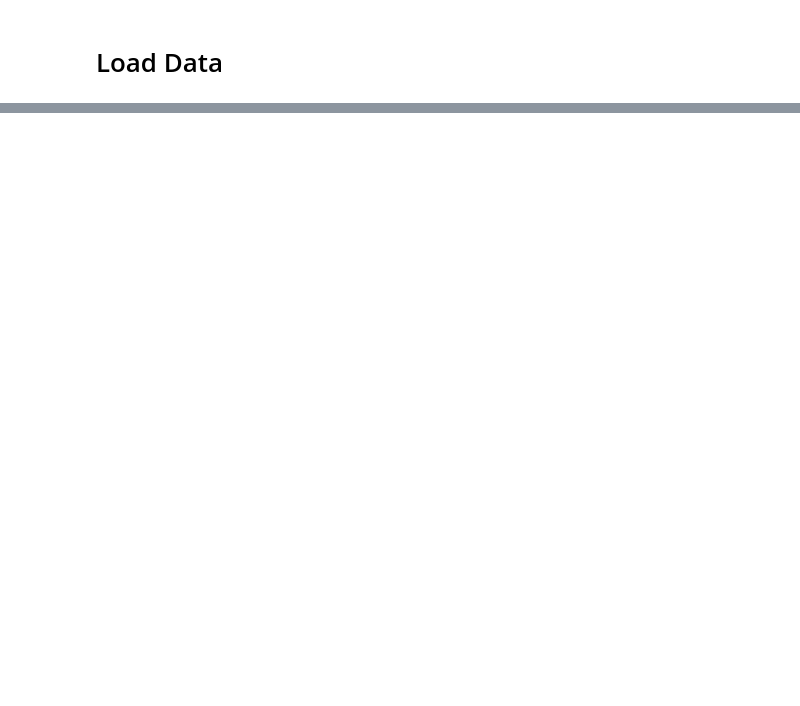
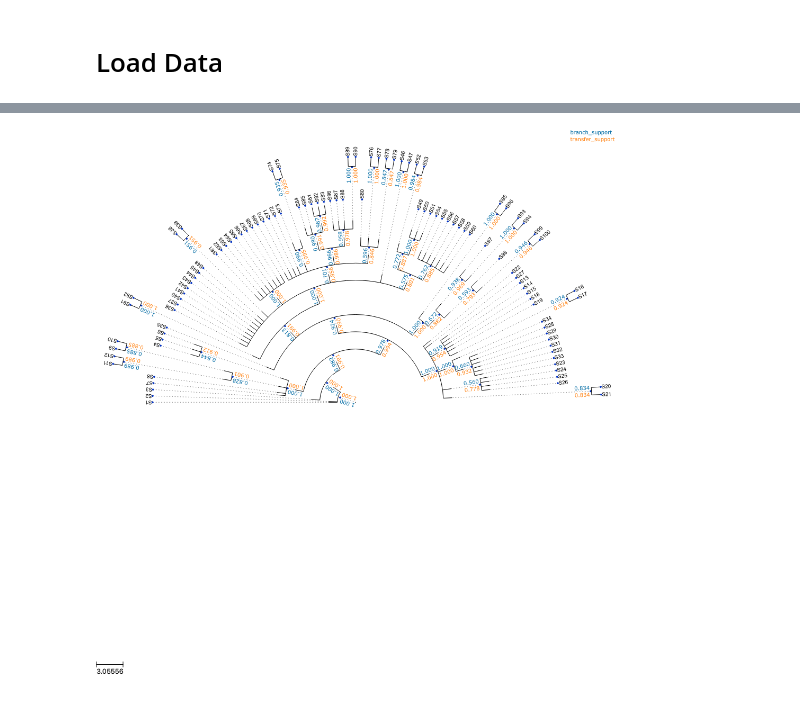
Before and after one commit to yukiregista/ConsensusProj, a Jupyter notebook: example_notebook/test_draw.ipynb, the cells around one changed output, grey strips where cells are left out. Saved outputs shown, nothing was run; the diff lists cells and outputs as text; code cells hidden in the pictures; blank space fills up the shorter version.

```diff
--- a/example_notebook/test_draw.ipynb
+++ b/example_notebook/test_draw.ipynb
@@ -159,0 +54,7 @@ t.show()
+# %%
+ts.mode = "c"
+ts.arc_start = -180 # 0 degrees = 3 o'clock
+ts.arc_span = 180
+t.render(file_name="%%inline",tree_style=ts)
+# %% [output]
+[figure, added]
```
Also changed, not shown: parts of 28 cells of this notebook, 2 other files.
